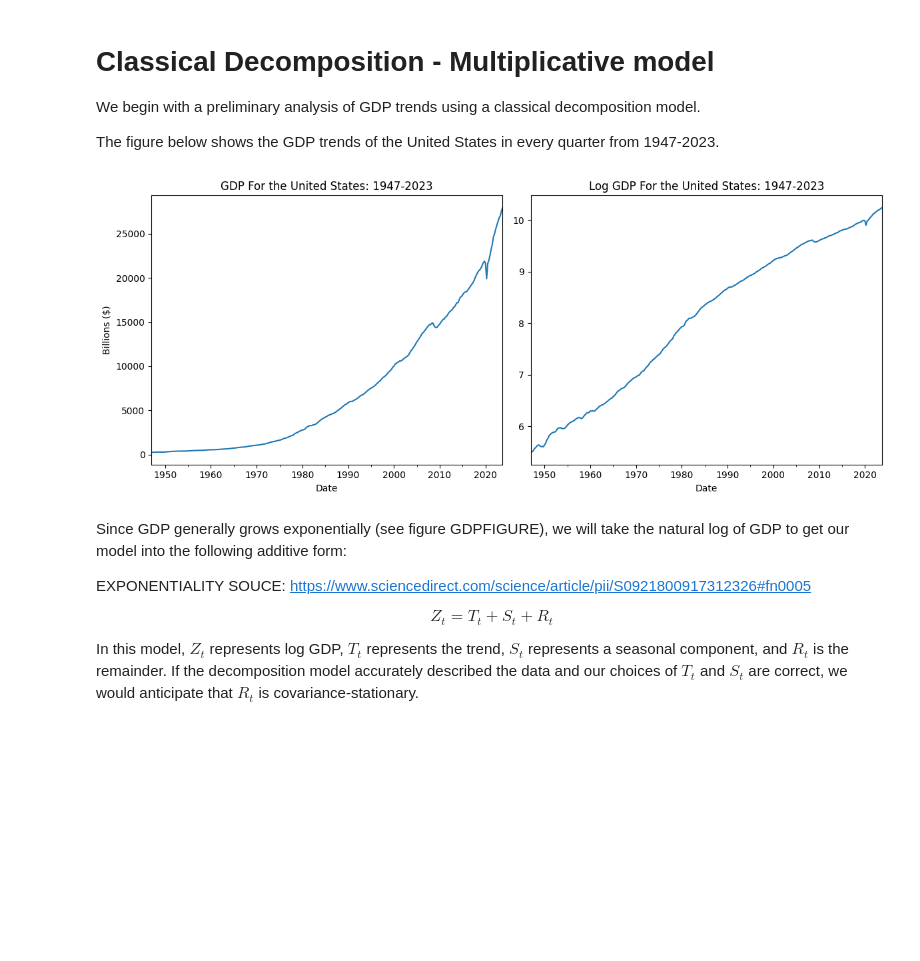
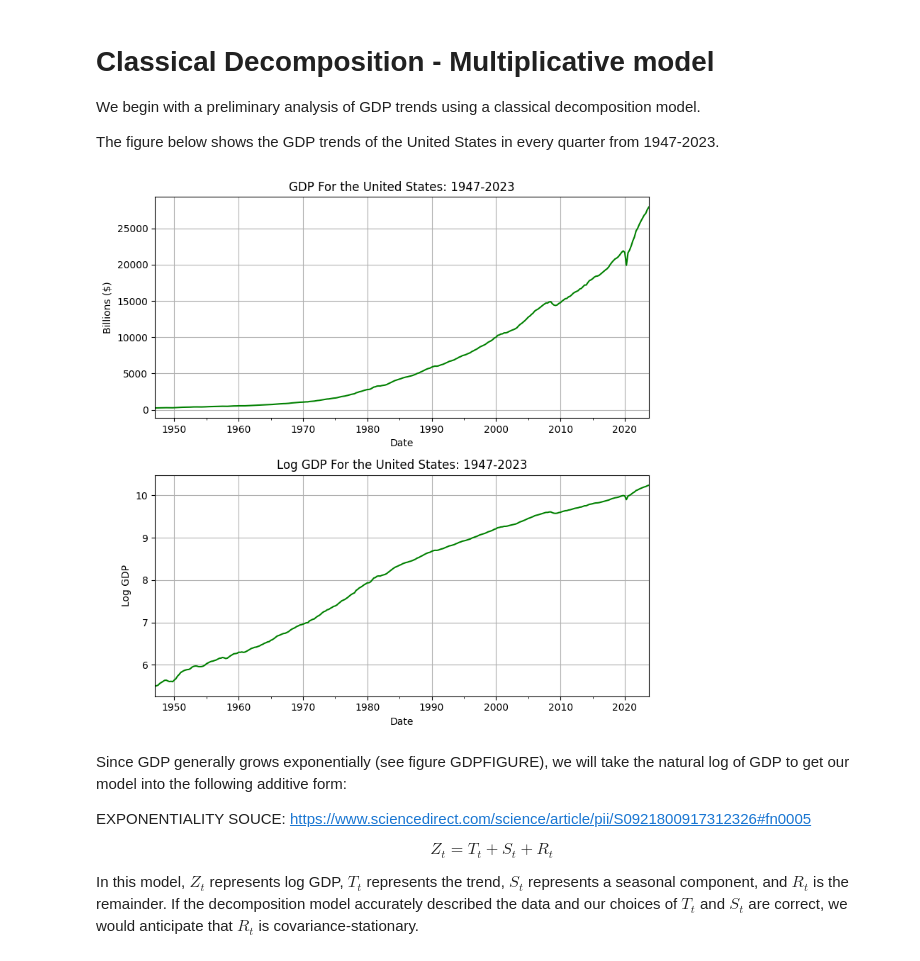
Before and after one commit to addmelo/ACME, a Jupyter notebook: InitialGDPModel.ipynb, the cells around one changed output. Drawn from its saved outputs; the diff is of its cells as text; code cells hidden in the pictures; blank space fills up the shorter version.

```diff
--- a/InitialGDPModel.ipynb
+++ b/InitialGDPModel.ipynb
@@ -35,23 +35,25 @@ We begin with a preliminary analysis of GDP trends using a classical decompositi
 The figure below shows the GDP trends of the United States in every quarter from 1947-2023.
 # %%
 # Plot initial results
-fig, axs = plt.subplots(1,2, figsize=(12,5))
+fig, axs = plt.subplots(2,1, figsize=(8,8))
 plt.gca().yaxis.get_offset_text().set_visible(False)
-USA.plot(y="GDP", ax=axs[0], use_index=True, legend=False)
+USA.plot(y="GDP", ax=axs[0], use_index=True, legend=False, color="green")
 #JAPAN.plot(x="Year", y="GDP", ax=axs[0], label="Japan")
 axs[0].set_title("GDP For the United States: 1947-2023")
 axs[0].set_ylabel("Billions ($)")
+axs[0].grid()
 
 # Plot the logged models
-USA.plot(y="log_GDP", ax=axs[1], use_index=True, legend=False)
+USA.plot(y="log_GDP", ax=axs[1], use_index=True, legend=False, color='green')
 axs[1].set_title("Log GDP For the United States: 1947-2023")
-#axs[1].set_ylabel("GDP ($)")
+axs[1].grid()
+axs[1].set_ylabel("Log GDP")
 plt.gca().yaxis.get_offset_text().set_visible(False)
 #plt.suptitle("Figure GDPFIGURE")
 plt.tight_layout()
 plt.show()
 # %% [output]
-[figure, old version]
+[figure, new version]
 # %% [markdown]
 Since GDP generally grows exponentially (see figure GDPFIGURE), we will take the natural log of GDP to get our model into the following additive form:
 
```
Also changed, not shown: parts of 1 cell of this notebook, 6 other files.
